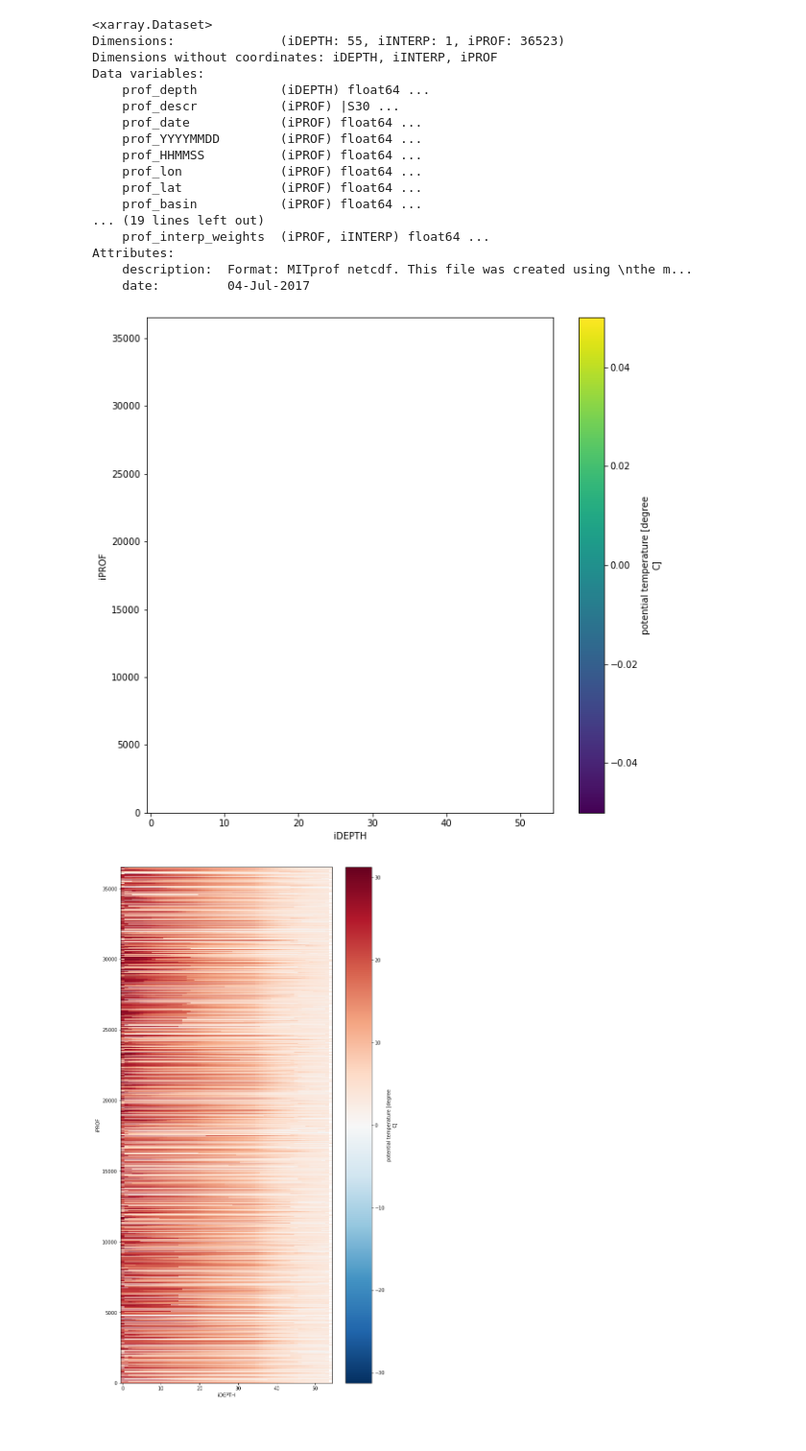
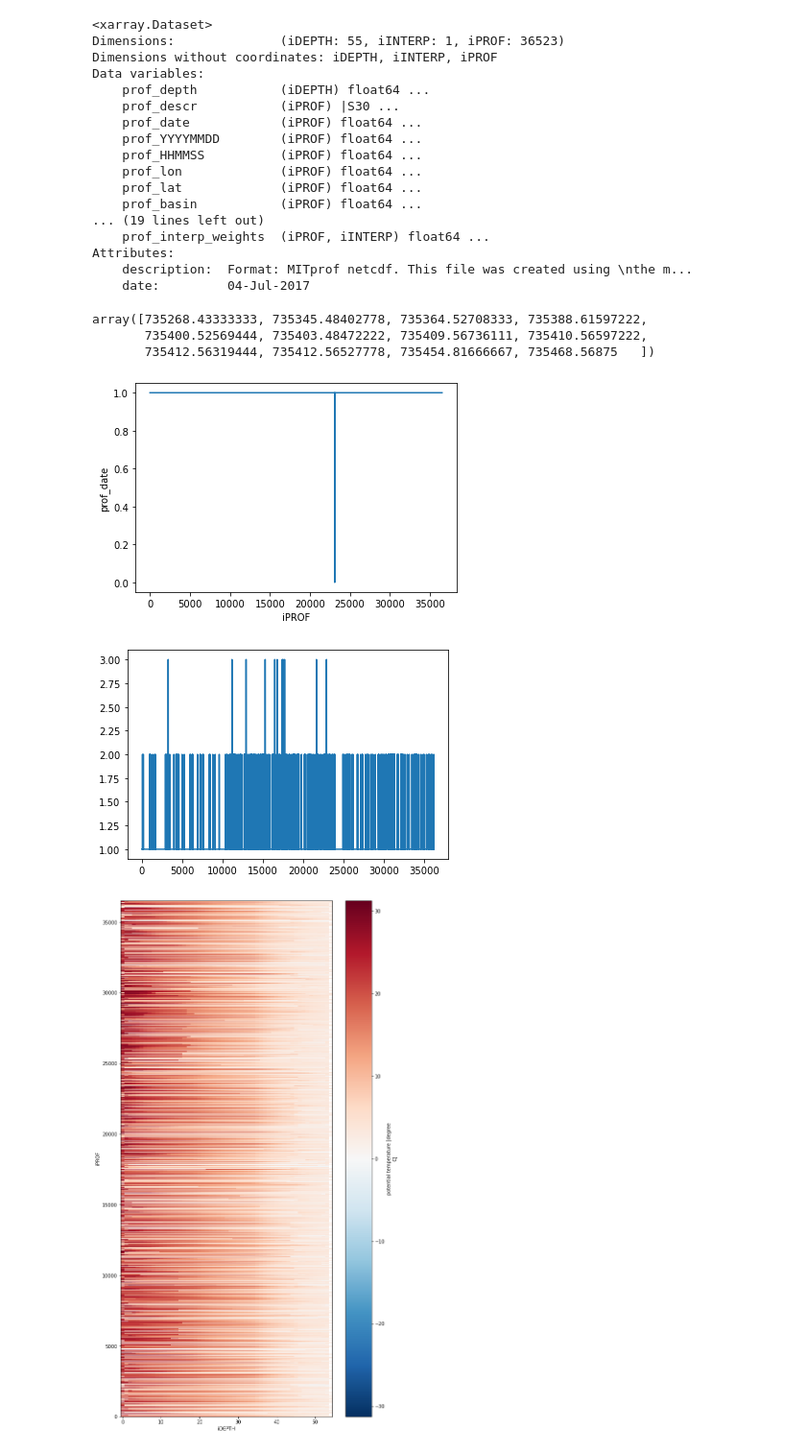
Before and after one commit to IvanaEscobar/sandbox, a Jupyter notebook: sandbox/ooi-pioneer/notebooks/MITgcm_profilespkg_TUTORIAL.ipynb, the cells around one changed output. Shown: that part at 96% size. Saved outputs shown, nothing was run; the diff lists cells and outputs as text; code cells hidden in the pictures.

```diff
--- a/sandbox/ooi-pioneer/notebooks/MITgcm_profilespkg_TUTORIAL.ipynb
+++ b/sandbox/ooi-pioneer/notebooks/MITgcm_profilespkg_TUTORIAL.ipynb
@@ -38,15 +38,22 @@ Attributes:
 # %%
 (unique, counts) = np.unique(ds.prof_date, return_counts=True)
 
-unique[np.where(counts == max(counts))[0]]
-
-ds2 = ds.where( ds.prof_date == 735268.43333333 )
+dates = unique[np.where(counts == max(counts))[0]]
+dates
+# %% [output]
+array([735268.43333333, 735345.48402778, 735364.52708333, 735388.61597222,
+       735400.52569444, 735403.48472222, 735409.56736111, 735410.56597222,
+       735412.56319444, 735412.56527778, 735454.81666667, 735468.56875   ])
-# %%
-plt.figure(figsize=(10,10))
-ds2.prof_T.drop
-plt.show()
-# %% [output]
-[figure, removed]
+# %%
+np.isnan(ds.prof_date.where( ds.prof_date == dates[-1] )).plot()
+plt.show()
+
+plt.figure()
+plt.plot(counts)
+plt.show()
+# %% [output]
+[figure, added]
+[figure, added]
 # %%
 plt.figure(figsize=(10,10))
 ds.prof_T.plot()
```
Also changed, not shown: 1 other file.
